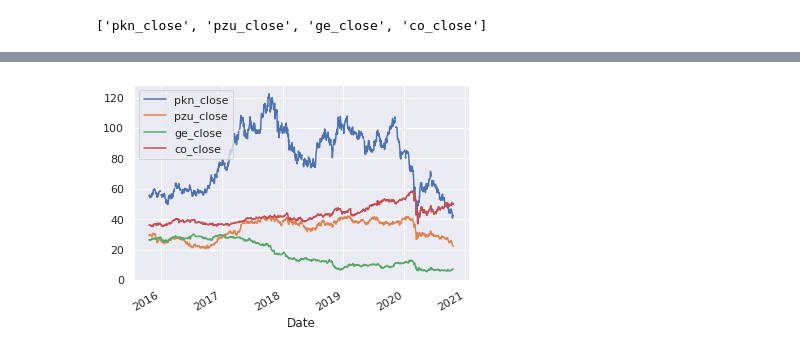
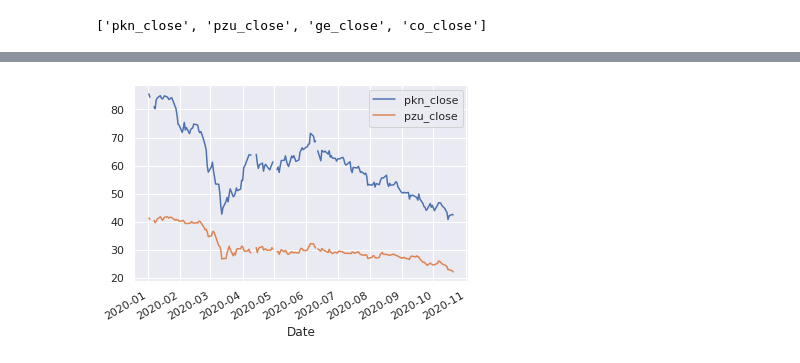
Before and after one commit to mietekdom/Data_Science_Cases, a Jupyter notebook: Stock_Market_All.ipynb, the cells around one changed output, grey strips where cells are left out. Saved outputs shown, nothing was run; the diff lists cells and outputs as text; code cells hidden in the pictures.

```diff
--- a/Stock_Market_All.ipynb
+++ b/Stock_Market_All.ipynb
@@ -92,0 +99,3 @@ x.head(10)
+# %%
+close_pln = x_2020.iloc[:, :2]
+close_pln
@@ -93,4 +135,4 @@ x.head(10)
 # %%
-_ = x.plot()
+_ = close_pln.plot()
 # %% [output]
-[figure, old version]
+[figure, new version]
```
Also changed, not shown: parts of 6 cells of this notebook.
